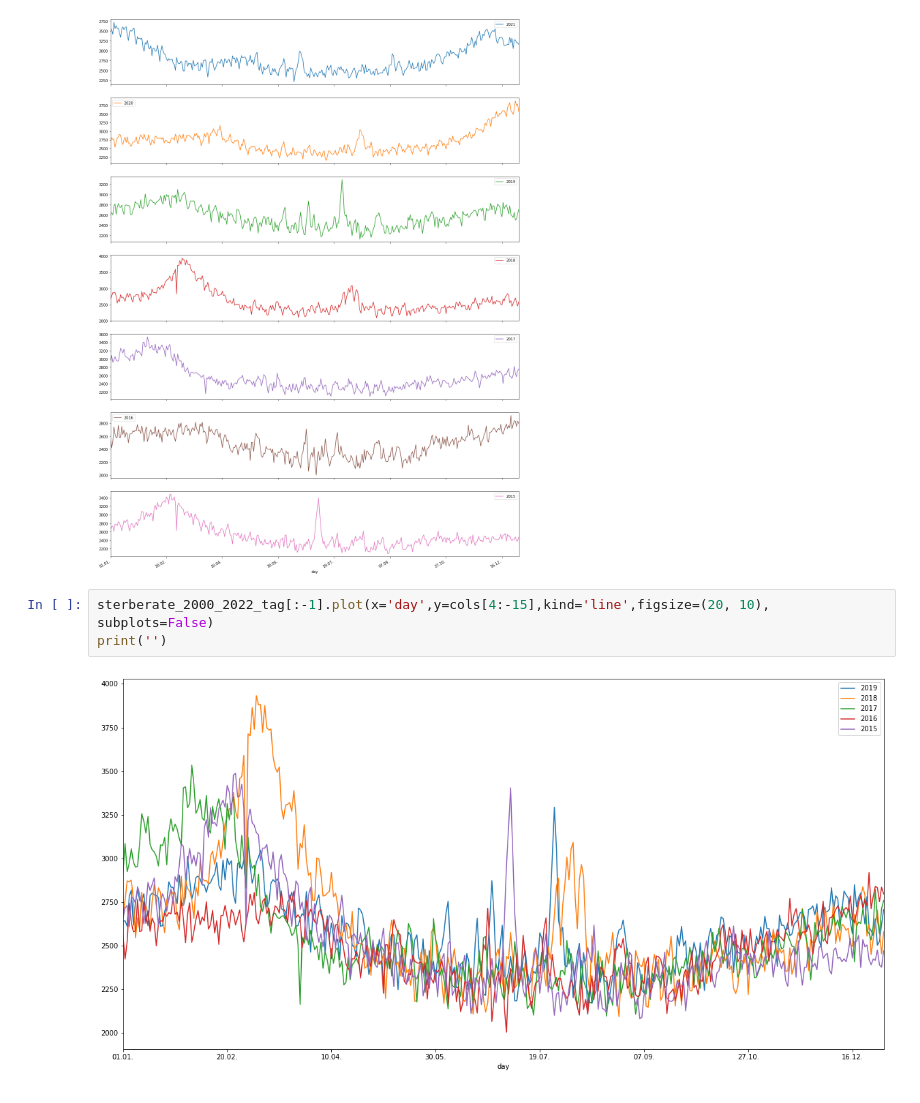
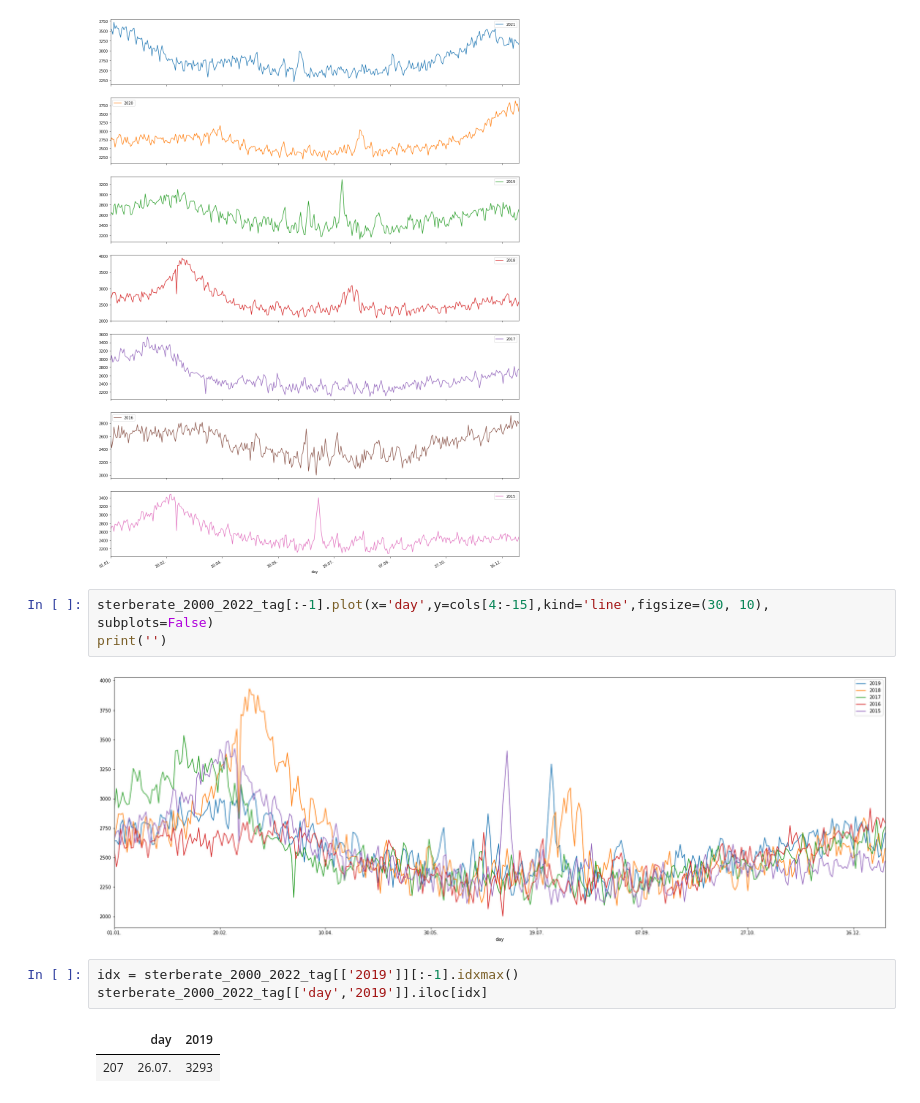
Before and after one commit to Mulham-Alesali/covid_data_analysis, a Jupyter notebook: Corona Datenvisualisierungen.ipynb, the cells around one changed output. Cells and saved outputs as stored; diff of their text form.

```diff
--- a/Corona Datenvisualisierungen.ipynb
+++ b/Corona Datenvisualisierungen.ipynb
@@ -81,7 +71,13 @@ print('')
 # %% [output]
 [figure]
 # %%
-sterberate_2000_2022_tag[:-1].plot(x='day',y=cols[4:-15],kind='line',figsize=(20, 10), subplots=False)
+sterberate_2000_2022_tag[:-1].plot(x='day',y=cols[4:-15],kind='line',figsize=(30, 10), subplots=False)
 print('')
 # %% [output]
-[figure, old version]
+[figure, new version]
+# %%
+idx = sterberate_2000_2022_tag[['2019']][:-1].idxmax()
+sterberate_2000_2022_tag[['day','2019']].iloc[idx]
+# %% [output]
+|  | day | 2019 |
+| 207 | 26.07. | 3293 |
```
Also changed, not shown: parts of 13 cells of this notebook, 2 other files.
